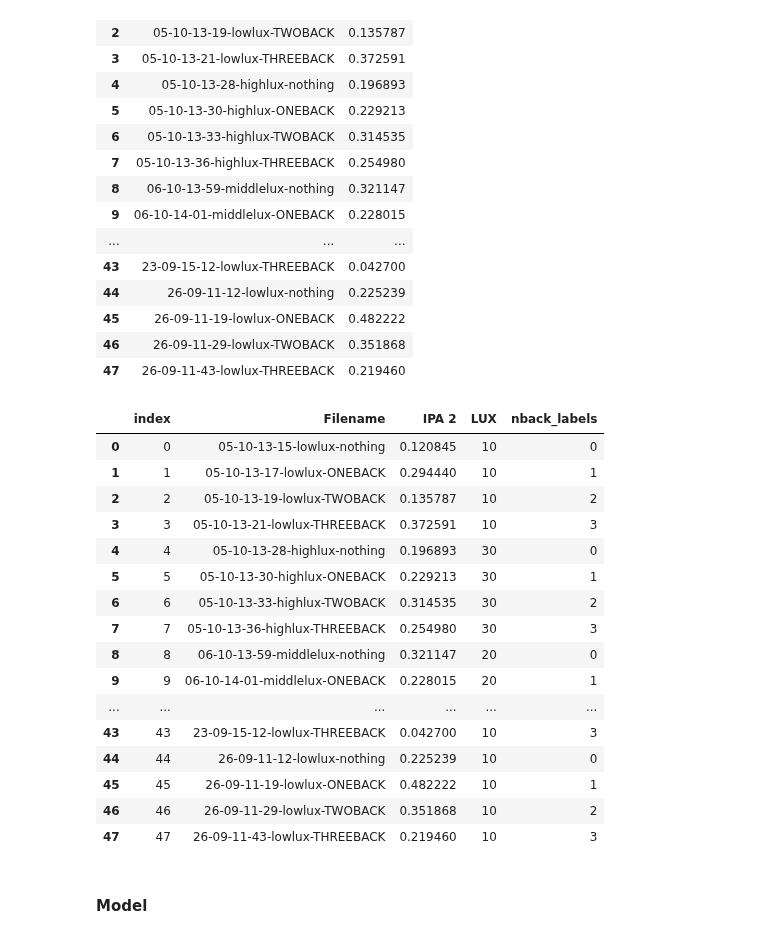
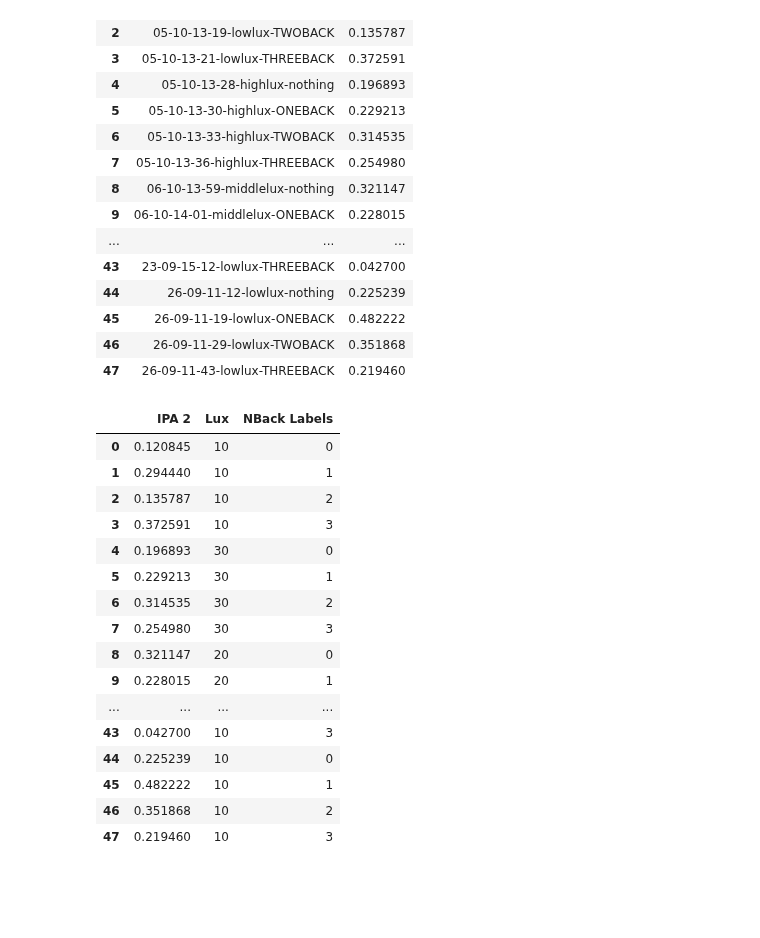
Before and after one commit to BaiYunpeng1949/mobile-eye-computing, a Jupyter notebook: ProcessDataNTestAlgorithm/TraditionalMLunderWaveletStructure.ipynb, the cells around one changed output. Drawn from its saved outputs; the diff is of its cells as text; code cells hidden in the pictures; blank space fills up the shorter version.

```diff
--- a/ProcessDataNTestAlgorithm/TraditionalMLunderWaveletStructure.ipynb
+++ b/ProcessDataNTestAlgorithm/TraditionalMLunderWaveletStructure.ipynb
@@ -76,22 +80,21 @@ df_labels_IPA2['nback_labels'] = nbacks
-# %%
-df_labels_IPA2
-# %% [output]
-|  | index | Filename | IPA 2 | LUX | nback_labels |
-| 0 | 0 | 05-10-13-15-lowlux-nothing | 0.120845 | 10 | 0 |
-| 1 | 1 | 05-10-13-17-lowlux-ONEBACK | 0.294440 | 10 | 1 |
-| 2 | 2 | 05-10-13-19-lowlux-TWOBACK | 0.135787 | 10 | 2 |
-| 3 | 3 | 05-10-13-21-lowlux-THREEBACK | 0.372591 | 10 | 3 |
-| 4 | 4 | 05-10-13-28-highlux-nothing | 0.196893 | 30 | 0 |
-| 5 | 5 | 05-10-13-30-highlux-ONEBACK | 0.229213 | 30 | 1 |
-| 6 | 6 | 05-10-13-33-highlux-TWOBACK | 0.314535 | 30 | 2 |
-| 7 | 7 | 05-10-13-36-highlux-THREEBACK | 0.254980 | 30 | 3 |
-| 8 | 8 | 06-10-13-59-middlelux-nothing | 0.321147 | 20 | 0 |
-| 9 | 9 | 06-10-14-01-middlelux-ONEBACK | 0.228015 | 20 | 1 |
-| ... | ... | ... | ... | ... | ... |
-| 43 | 43 | 23-09-15-12-lowlux-THREEBACK | 0.042700 | 10 | 3 |
-| 44 | 44 | 26-09-11-12-lowlux-nothing | 0.225239 | 10 | 0 |
-| 45 | 45 | 26-09-11-19-lowlux-ONEBACK | 0.482222 | 10 | 1 |
-| 46 | 46 | 26-09-11-29-lowlux-TWOBACK | 0.351868 | 10 | 2 |
-| 47 | 47 | 26-09-11-43-lowlux-THREEBACK | 0.219460 | 10 | 3 |
-# %% [markdown]
-#### Model
+# %%
+df_labels_IPA2 = df_labels_IPA2.copy().drop([INDEX, FILENAME], axis=1)
+df_labels_IPA2
+# %% [output]
+|  | IPA 2 | Lux | NBack Labels |
+| 0 | 0.120845 | 10 | 0 |
+| 1 | 0.294440 | 10 | 1 |
+| 2 | 0.135787 | 10 | 2 |
+| 3 | 0.372591 | 10 | 3 |
+| 4 | 0.196893 | 30 | 0 |
+| 5 | 0.229213 | 30 | 1 |
+| 6 | 0.314535 | 30 | 2 |
+| 7 | 0.254980 | 30 | 3 |
+| 8 | 0.321147 | 20 | 0 |
+| 9 | 0.228015 | 20 | 1 |
+| ... | ... | ... | ... |
+| 43 | 0.042700 | 10 | 3 |
+| 44 | 0.225239 | 10 | 0 |
+| 45 | 0.482222 | 10 | 1 |
+| 46 | 0.351868 | 10 | 2 |
+| 47 | 0.219460 | 10 | 3 |
```
Also changed, not shown: parts of 10 cells of this notebook.
